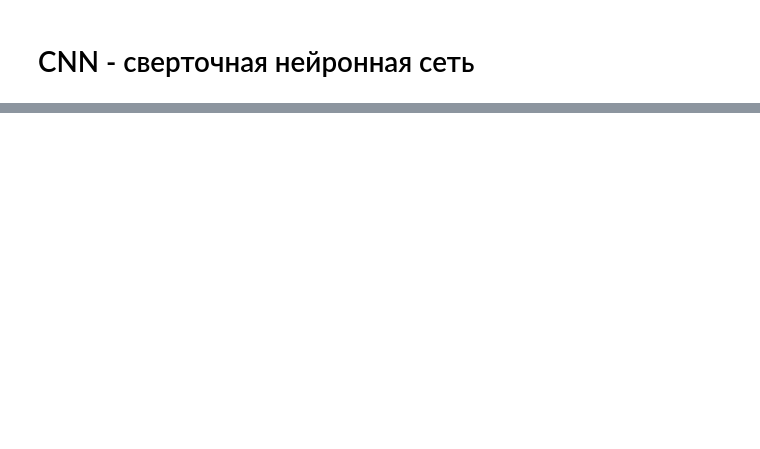
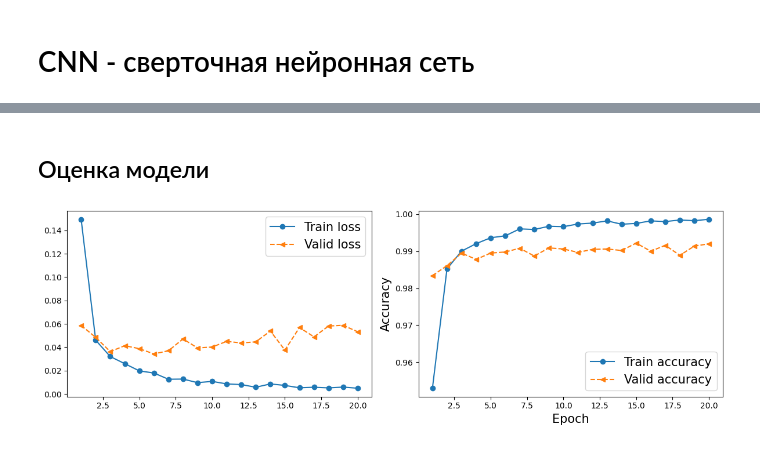
Before and after one commit to Swanger-Iz/ML_pytorch_lessons, a Jupyter notebook: book_rashka/NNs/cnn/conv_nns.ipynb, the cells around one changed output, grey strips where cells are left out. Cells and saved outputs as stored; diff of their text form; code cells hidden in the pictures; blank space fills up the shorter version.

Commit message:
Wrote more complexity architecture model

```diff
--- a/book_rashka/NNs/cnn/conv_nns.ipynb
+++ b/book_rashka/NNs/cnn/conv_nns.ipynb
@@ -55,0 +96,3 @@ $$
+# %%
+device = torch.device('cuda' if torch.cuda.is_available() else 'cpu')
+device
@@ -55,0 +129,3 @@ $$
+# %%
+loss_fn = nn.CrossEntropyLoss()    # nn.CrossEntropyLoss() уже содержит softmax()
+optimizer = torch.optim.Adam(model.parameters(), lr=.001)
@@ -55,0 +185,4 @@ $$
+# %%
+torch.manual_seed(1)
+num_epochs = 20
+hist = train_model(model, num_epochs, train_dl, valid_dl)
@@ -55,0 +207,2 @@ $$
+# %% [markdown]
+## Оценка модели
@@ -55,0 +212,23 @@ $$
+# %%
+accuracy_hist_train_cpu, accuracy_hist_valid_cpu = zip(*[(t1.cpu(), t2.cpu()) for t1, t2 in zip(hist[2], hist[3])])
+# %%
+x_arr = np.arange(len(hist[0])) + 1
+
+fig = plt.figure(figsize=[12, 4])
+ax = fig.add_subplot(1, 2, 1)
+ax.plot(x_arr, hist[0], '-o', label='Train loss')
+ax.plot(x_arr, hist[1], '--<', label='Valid loss')
+ax.legend(fontsize=15)
+
+ax = fig.add_subplot(1, 2, 2)
+ax.plot(x_arr, accuracy_hist_train_cpu, '-o', label='Train accuracy')
+ax.plot(x_arr, accuracy_hist_valid_cpu, '--<', label='Valid accuracy')
+ax.legend(fontsize=15)
+
+ax.set_xlabel('Epoch', size=15)
+ax.set_ylabel('Accuracy', size=15)
+
+plt.tight_layout()
+plt.show()
+# %% [output]
+[figure, added]
```
Also changed, not shown: parts of 18 cells of this notebook.
